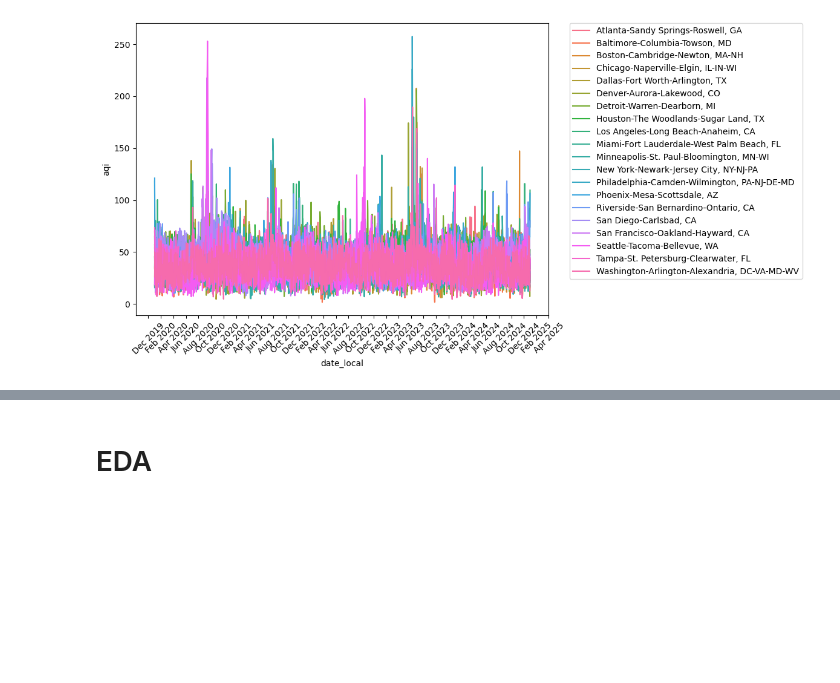
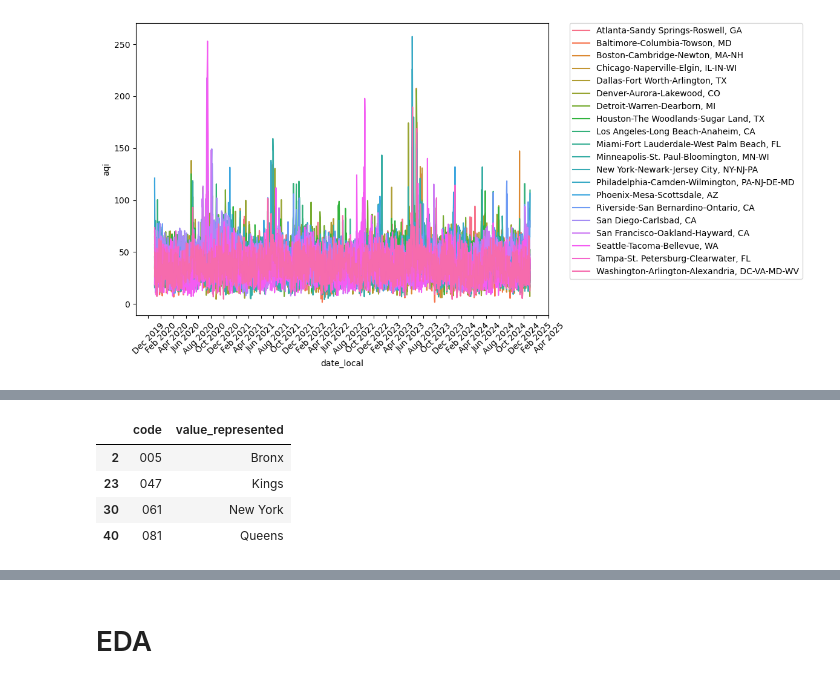
Before and after one commit to iherman10/aqi_geo_experiments, a Jupyter notebook: analysis.ipynb, the cells around one changed output, grey strips where cells are left out. Cells and saved outputs as stored; diff of their text form; code cells hidden in the pictures; blank space fills up the shorter version.

```diff
--- a/analysis.ipynb
+++ b/analysis.ipynb
@@ -430,0 +456,11 @@ plt.show()
+# %%
+# Get counties by state list
+url = 'https://aqs.epa.gov/data/api/list/countiesByState'
+params = {
+    'email': email,
+    'key': api_key,
+    'state': '36' # New York
+}
+counties_ny = get_aqs_data(url, params)
+counties_ny[counties_ny['value_represented'].isin(['New York', 'Kings', 'Bronx', 'Queens'])]
+# %% [output]
@@ -430,0 +468,5 @@ plt.show()
+|  | code | value_represented |
+| 2 | 005 | Bronx |
+| 23 | 047 | Kings |
+| 30 | 061 | New York |
+| 40 | 081 | Queens |
```
Also changed, not shown: parts of 9 cells of this notebook.
